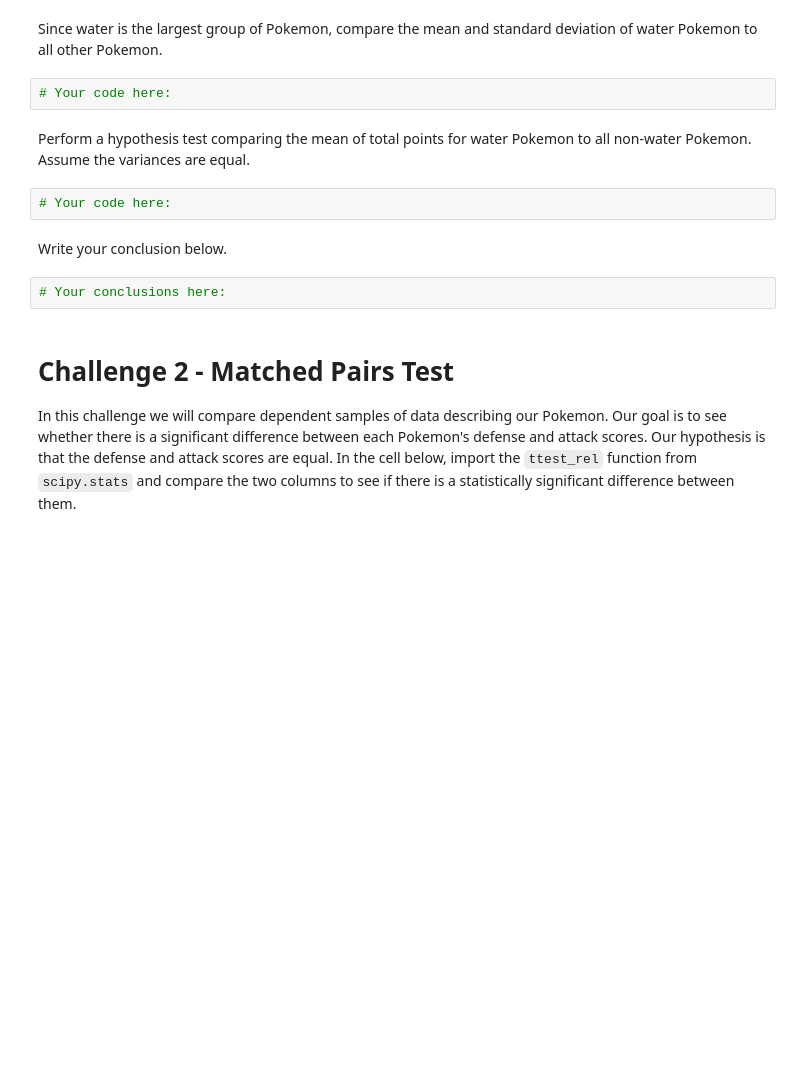
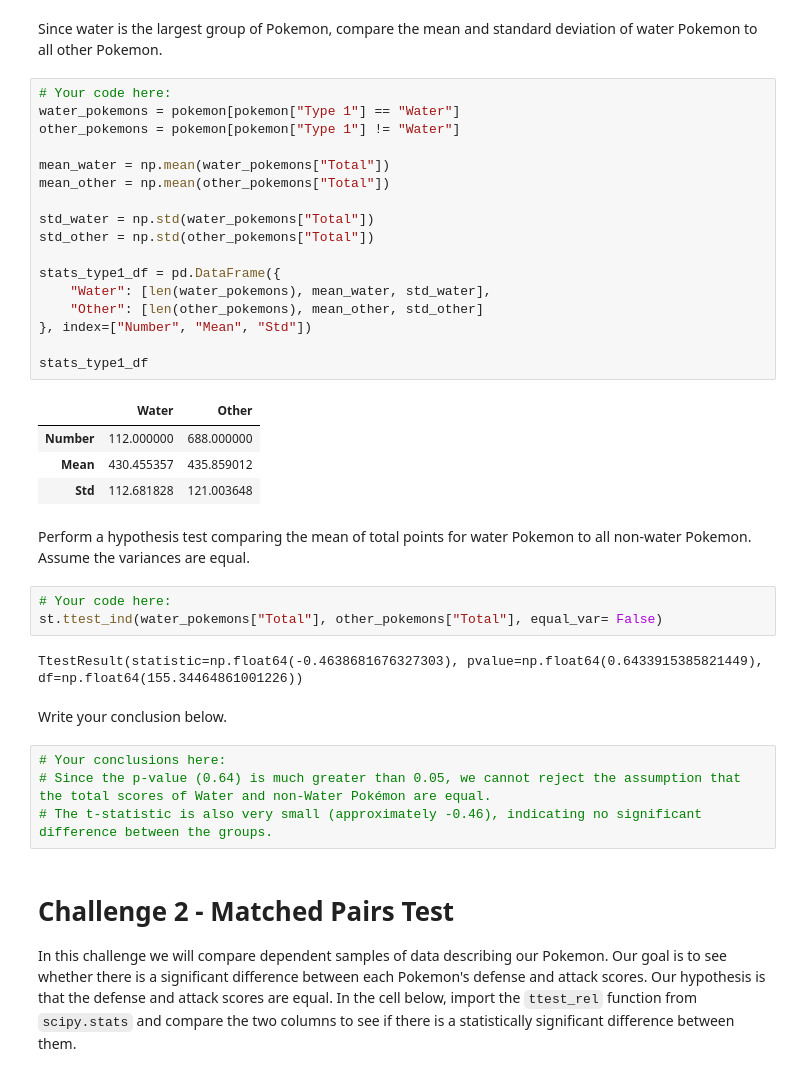
Before and after one commit to ironhack-labs/lab-two-sample-hypothesis-tests, a Jupyter notebook: your-code/main.ipynb, the cells around one changed output. Cells and saved outputs as stored; diff of their text form; blank space fills up the shorter version.

```diff
--- a/your-code/main.ipynb
+++ b/your-code/main.ipynb
@@ -46,15 +109,40 @@ How about we try to compare the different types of pokemon? In the cell below, l
 # %% [markdown]
 Since water is the largest group of Pokemon, compare the mean and standard deviation of water Pokemon to all other Pokemon.
-# %%
-# Your code here:
+# %%
+# Your code here:
+water_pokemons = pokemon[pokemon["Type 1"] == "Water"]
+other_pokemons = pokemon[pokemon["Type 1"] != "Water"]
+
+mean_water = np.mean(water_pokemons["Total"])
+mean_other = np.mean(other_pokemons["Total"])
+
+std_water = np.std(water_pokemons["Total"])
+std_other = np.std(other_pokemons["Total"])
+
+stats_type1_df = pd.DataFrame({
+    "Water": [len(water_pokemons), mean_water, std_water],
+    "Other": [len(other_pokemons), mean_other, std_other]
+}, index=["Number", "Mean", "Std"])
+
+stats_type1_df
+# %% [output]
+|  | Water | Other |
+| Number | 112.000000 | 688.000000 |
+| Mean | 430.455357 | 435.859012 |
+| Std | 112.681828 | 121.003648 |
 # %% [markdown]
 Perform a hypothesis test comparing the mean of total points for water Pokemon to all non-water Pokemon. Assume the variances are equal.
 # %%
 # Your code here:
+st.ttest_ind(water_pokemons["Total"], other_pokemons["Total"], equal_var= False)
+# %% [output]
+TtestResult(statistic=np.float64(-0.4638681676327303), pvalue=np.float64(0.6433915385821449), df=np.float64(155.34464861001226))
 # %% [markdown]
 Write your conclusion below.
-# %%
-# Your conclusions here:
+# %%
+# Your conclusions here:
+# Since the p-value (0.64) is much greater than 0.05, we cannot reject the assumption that the total scores of Water and non-Water Pokémon are equal.
+# The t-statistic is also very small (approximately -0.46), indicating no significant difference between the groups.
 # %% [markdown]
 # Challenge 2 - Matched Pairs Test
 
```
Also changed, not shown: parts of 28 cells of this notebook.
